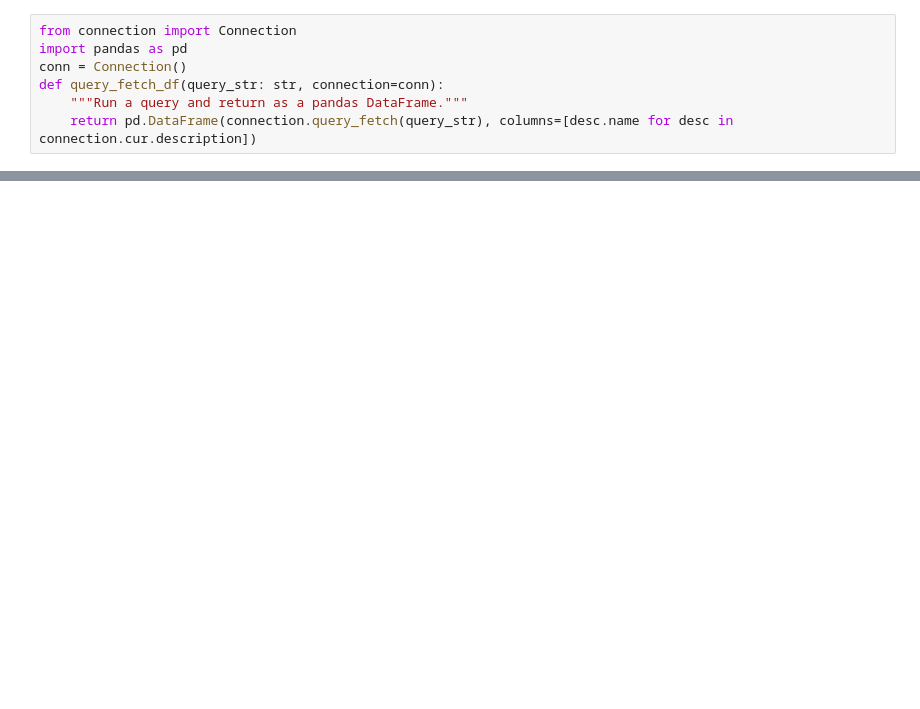
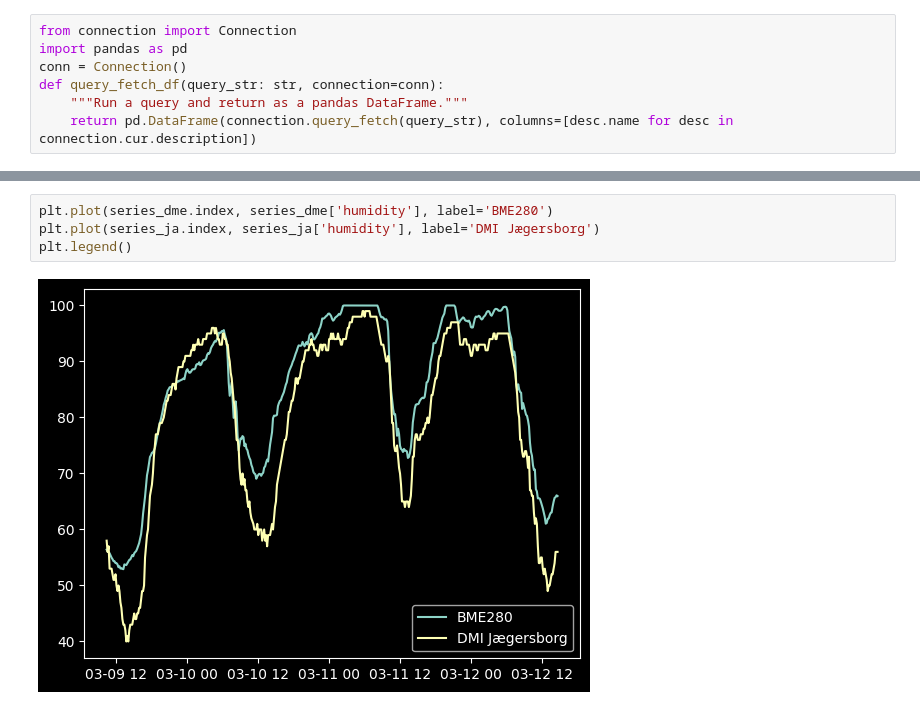
Before and after one commit to lukavest/uge-6, a Jupyter notebook: vejr-db/sandbox.ipynb, the cells around one changed output, grey strips where cells are left out. Saved outputs shown, nothing was run; the diff lists cells and outputs as text; blank space fills up the shorter version.

```diff
--- a/vejr-db/sandbox.ipynb
+++ b/vejr-db/sandbox.ipynb
@@ -31,0 +40,6 @@ plt.legend()
+# %%
+plt.plot(series_dme.index, series_dme['humidity'], label='BME280')
+plt.plot(series_ja.index, series_ja['humidity'], label='DMI Jægersborg')
+plt.legend()
+# %% [output]
+[figure, added]
```
Also changed, not shown: parts of 4 cells of this notebook, 24 other files.
